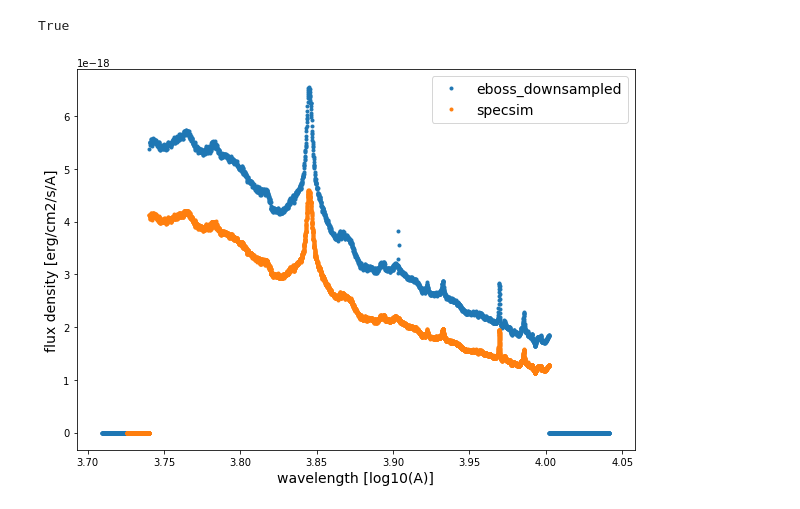
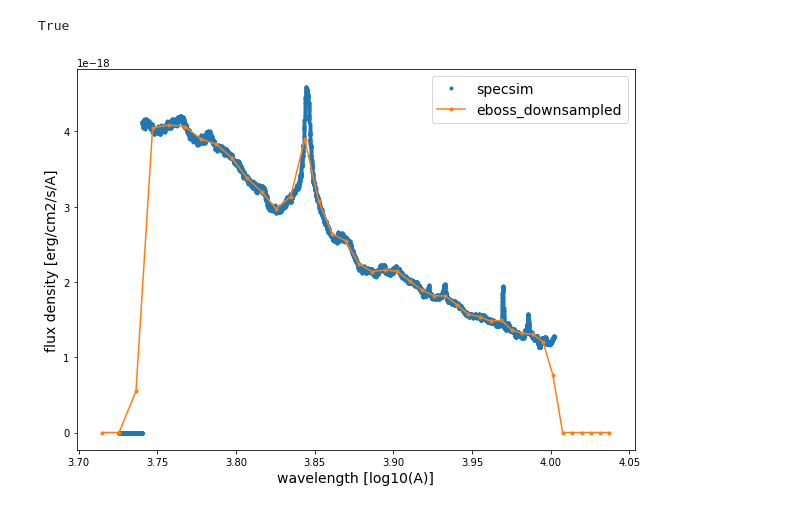
Before and after one commit to belaa/specsim-for-eboss, a Jupyter notebook: downsample_to_eBOSS_grid.ipynb, the cells around one changed output. Saved outputs shown, nothing was run; the diff lists cells and outputs as text; code cells hidden in the pictures.

Commit message:
Fixed conversion to flux density

```diff
--- a/downsample_to_eBOSS_grid.ipynb
+++ b/downsample_to_eBOSS_grid.ipynb
@@ -20,0 +66,3 @@ b_flux, r_flux = blue_output['observed_flux'], red_output['observed_flux']
+# %%
+parent = camera.throughput
+column_names = 'throughput'
@@ -232,6 +441,7 @@ def downsample_to_eboss(wavelength_out, wavelength_in, flux_in):
     diff_out = np.append(diff_out, diff_out[-1])
     edges_out = wavelength_out - (0.5 * diff_out)
     edges_out = np.append(edges_out, edges_out[-1] + diff_out[-1])
+    edges_out = edges_out[::100]
 
 
     ## Check that both grids are strictly increasing
@@ -251,7 +461,8 @@ def downsample_to_eboss(wavelength_out, wavelength_in, flux_in):
     flux_in[np.isnan(flux_in)] = 0.0
     hist_in = flux_in * diff_in
 
-    hist_out = np.zeros_like(wavelength_out)
+
+    hist_out = np.zeros(len(edges_out) - 1)
     flux_right = 0
     prev_idx = -1
 
@@ -280,8 +491,8 @@ def downsample_to_eboss(wavelength_out, wavelength_in, flux_in):
     #return(hist_out, edges_out)
 
     ## Convert back from counts to flux density
-    flux_out = hist_out / (10 ** np.diff(edges_out))
-    return(flux_out)
+    flux_out = hist_out / (np.diff(10 ** edges_out))
+    return(edges_out, flux_out)
 # %%
 test_eboss_counts, test_eboss_grid = downsample_to_eboss(eboss_wlen, b_wlen, b_flux)
 np.all(test_eboss_counts == output_hist), np.all(test_eboss_grid == eboss_edges)
@@ -294,14 +505,16 @@ np.all(test_eboss_flux == output_hist / (10 ** np.diff(eboss_edges)))
 True
 # %%
 eboss_r_wlen = np.load('r_loglam.npy')
-eboss_r_flux = downsample_to_eboss(eboss_r_wlen, r_wlen, r_flux)
+eboss_r_edges, eboss_r_flux = downsample_to_eboss(eboss_r_wlen, r_wlen, r_flux)
+# %%
+mdpt = 0.5 * (eboss_r_edges[1:] + eboss_r_edges[:-1])
 # %%
 plt.figure(figsize=(10,7))
-plt.plot(eboss_r_wlen, eboss_r_flux, '.', label='eboss_downsampled')
 plt.plot(np.log10(r_wlen), r_flux, '.', label='specsim')
+plt.plot(mdpt, eboss_r_flux, '.-', label='eboss_downsampled')
 plt.xlabel('wavelength [log10(A)]', fontsize=fs)
 plt.ylabel('flux density [erg/cm2/s/A]', fontsize=fs)
 plt.legend(fontsize=fs)
 plt.show()
 # %% [output]
-[figure, old version]
+[figure, new version]
```
Also changed, not shown: parts of 20 cells of this notebook.
